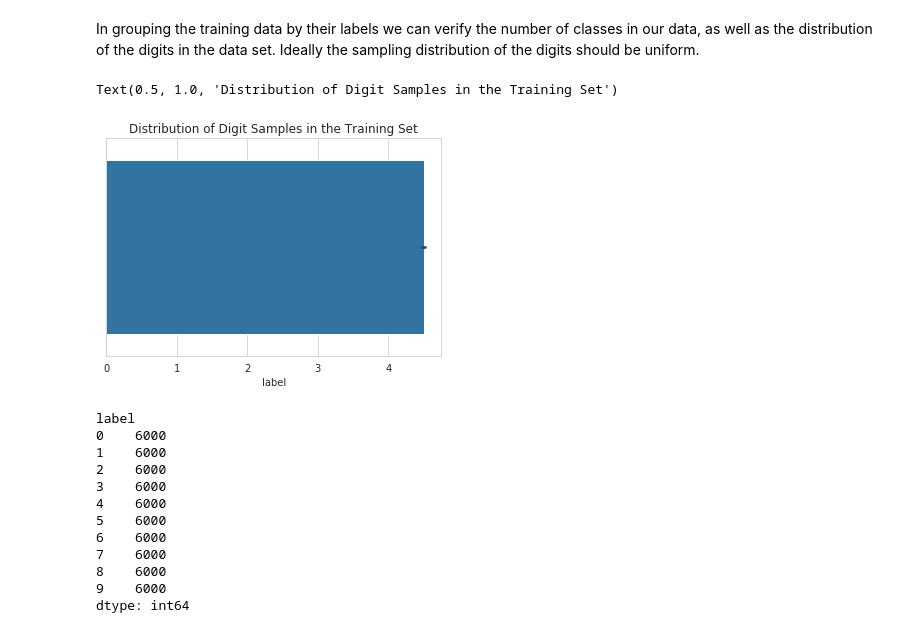
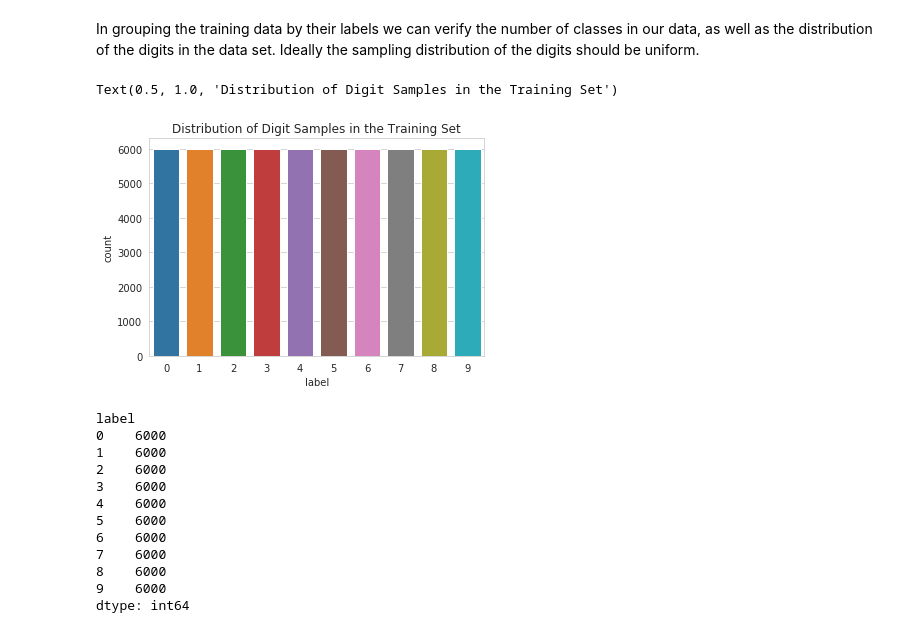
Before and after one commit to Maygrave/Kannada-Digit-Recognition, a Jupyter notebook: Kannada Digit Recognition.ipynb, the cells around one changed output. Drawn from its saved outputs; the diff is of its cells as text; code cells hidden in the pictures.

```diff
--- a/Kannada Digit Recognition.ipynb
+++ b/Kannada Digit Recognition.ipynb
@@ -60,11 +60,11 @@ train.head()
 # %% [markdown]
 In grouping the training data by their labels we can verify the number of classes in our data, as well as the distribution of the digits in the data set. Ideally the sampling distribution of the digits should be uniform.
 # %%
-sns.barplot(train["label"])
+sns.countplot(train["label"])
 plt.title("Distribution of Digit Samples in the Training Set")
 # %% [output]
 Text(0.5, 1.0, 'Distribution of Digit Samples in the Training Set')
-[figure, old version]
+[figure, new version]
 # %%
 train.groupby(train["label"]).size()
 # %% [output]
```
Also changed, not shown: parts of 24 cells of this notebook, 8 other files.
